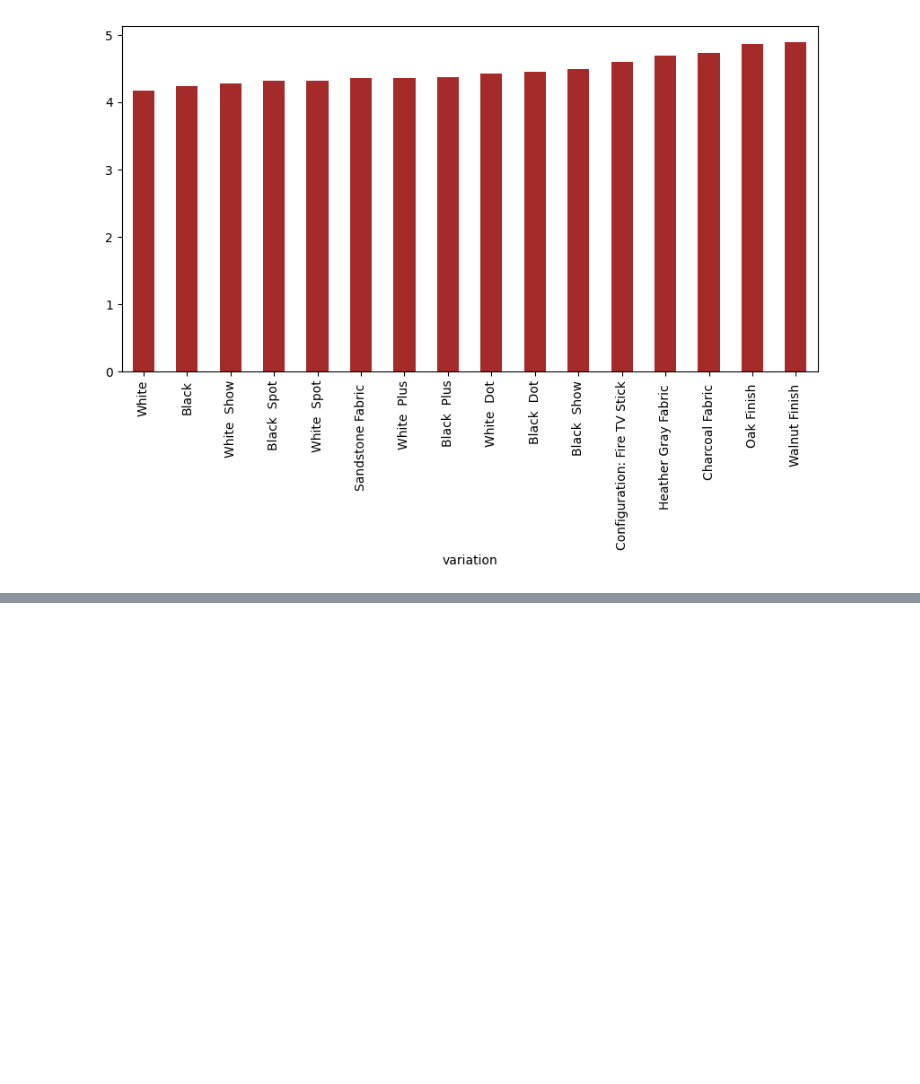
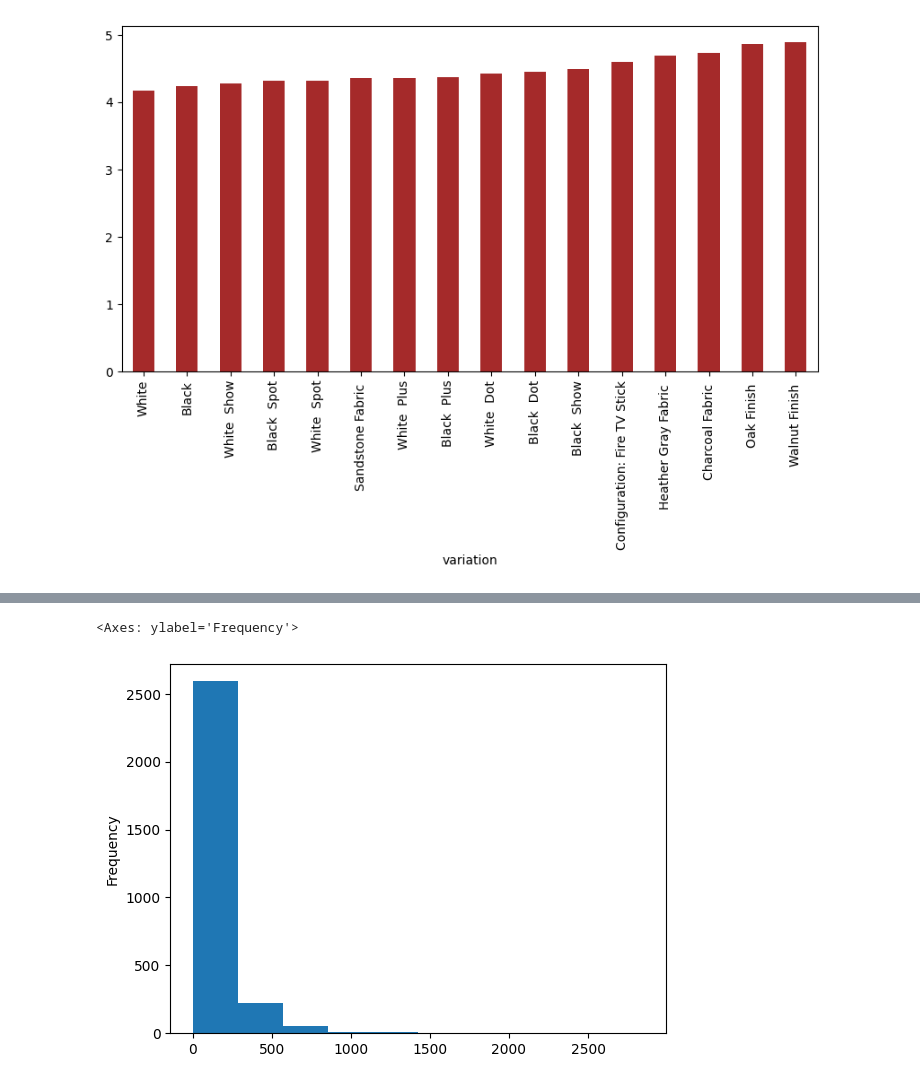
Before and after one commit to itzuditsharma/Sentiment-Analysis-Alexa, a Jupyter notebook: exploration.ipynb, the cells around one changed output, grey strips where cells are left out. Cells and saved outputs as stored; diff of their text form; code cells hidden in the pictures; blank space fills up the shorter version.

```diff
--- a/exploration.ipynb
+++ b/exploration.ipynb
@@ -314,0 +344,5 @@ data.groupby('variation')['rating'].mean().sort_values().plot(kind = 'bar', colo
+# %%
+data[data['feedback'] == 1]['length'].plot(kind = 'hist')
+# %% [output]
+<Axes: ylabel='Frequency'>
+[figure, added]
```
Also changed, not shown: parts of 20 cells of this notebook.
